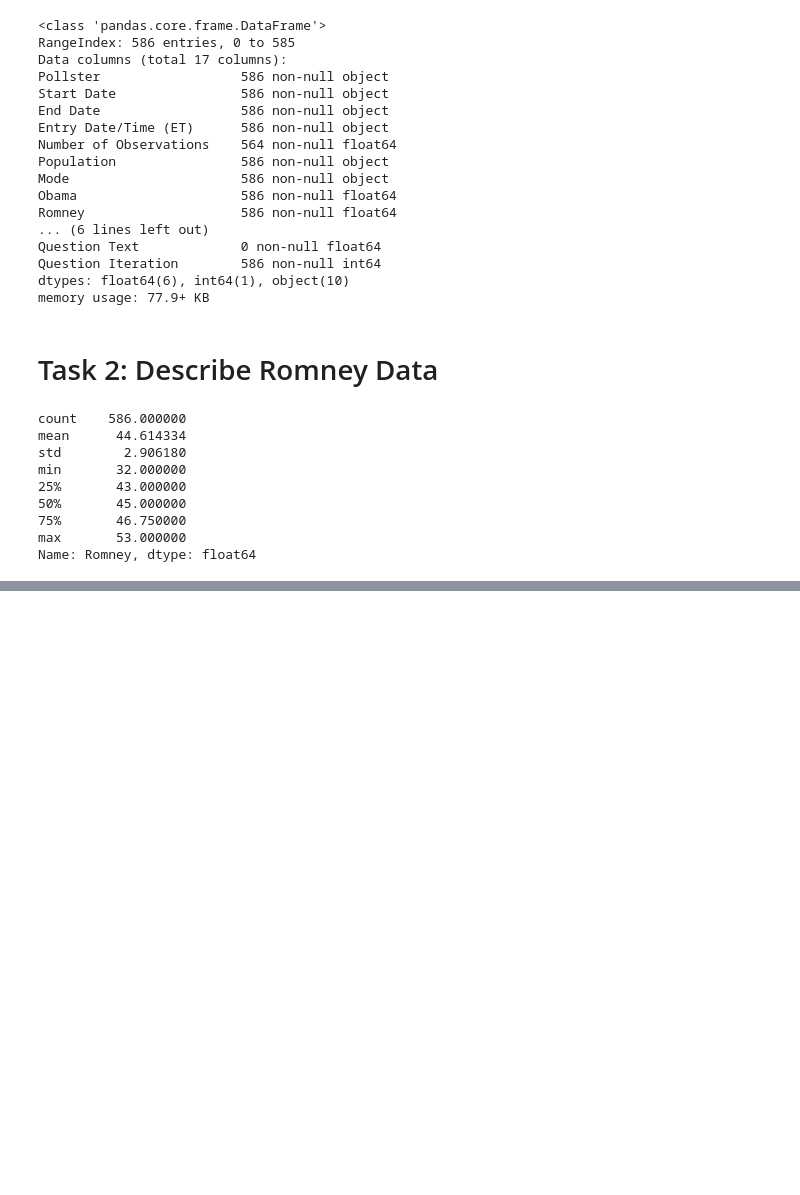
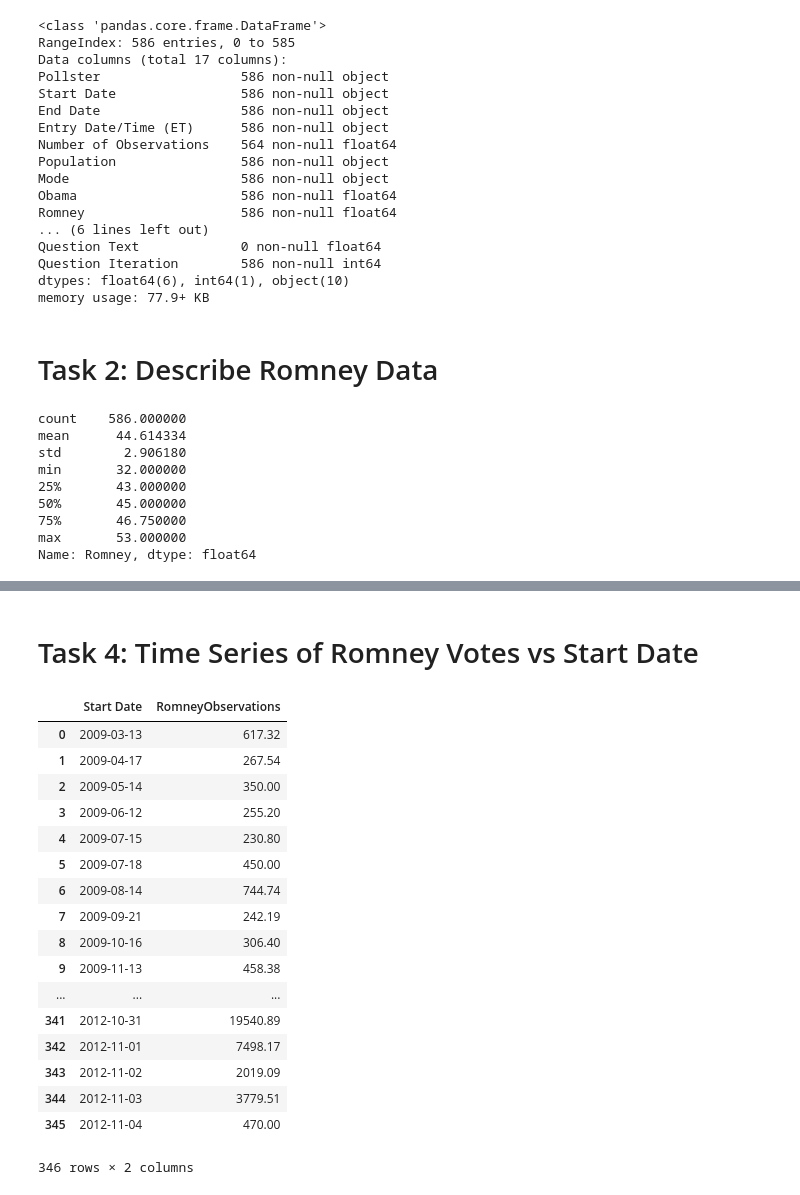
Before and after one commit to kandarpck/security-analytics, a Jupyter notebook: hw1.ipynb, the cells around one changed output, grey strips where cells are left out. Cells and saved outputs as stored; diff of their text form; code cells hidden in the pictures; blank space fills up the shorter version.

```diff
--- a/hw1.ipynb
+++ b/hw1.ipynb
@@ -102,0 +170,2 @@ sns.lineplot(x=poll_df.groupby(poll_df['Start Date']),
+# %% [markdown]
+# Task 4: Time Series of Romney Votes vs Start Date
@@ -102,0 +174,21 @@ sns.lineplot(x=poll_df.groupby(poll_df['Start Date']),
+# %%
+grouped_df[['Start Date', 'RomneyObservations']]
+# %% [output]
+|  | Start Date | RomneyObservations |
+| 0 | 2009-03-13 | 617.32 |
+| 1 | 2009-04-17 | 267.54 |
+| 2 | 2009-05-14 | 350.00 |
+| 3 | 2009-06-12 | 255.20 |
+| 4 | 2009-07-15 | 230.80 |
+| 5 | 2009-07-18 | 450.00 |
+| 6 | 2009-08-14 | 744.74 |
+| 7 | 2009-09-21 | 242.19 |
+| 8 | 2009-10-16 | 306.40 |
+| 9 | 2009-11-13 | 458.38 |
+| ... | ... | ... |
+| 341 | 2012-10-31 | 19540.89 |
+| 342 | 2012-11-01 | 7498.17 |
+| 343 | 2012-11-02 | 2019.09 |
+| 344 | 2012-11-03 | 3779.51 |
+| 345 | 2012-11-04 | 470.00 |
+346 rows × 2 columns
```
Also changed, not shown: parts of 13 cells of this notebook.
